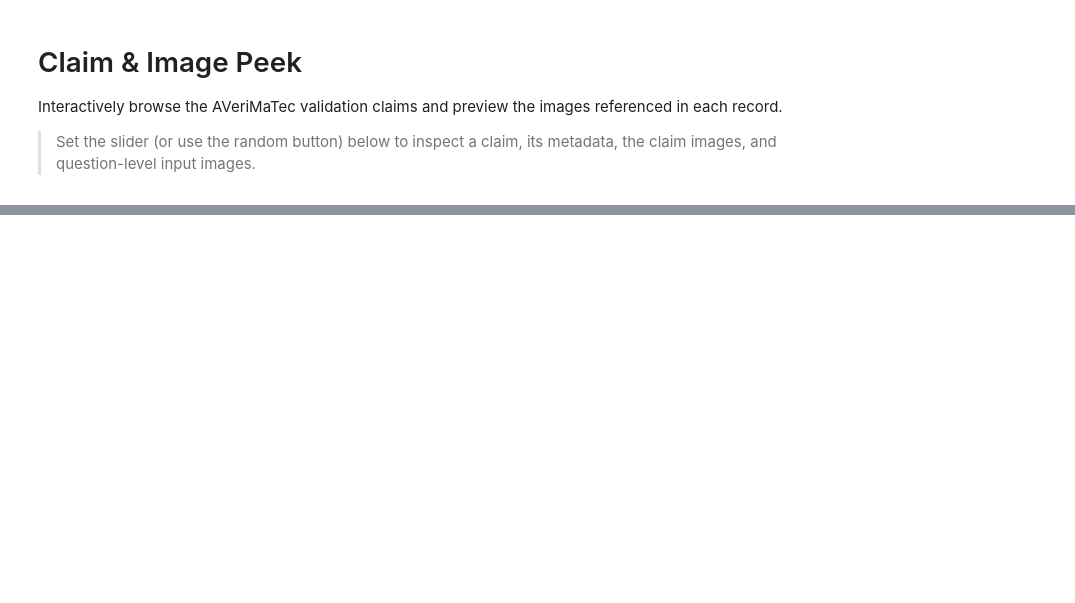
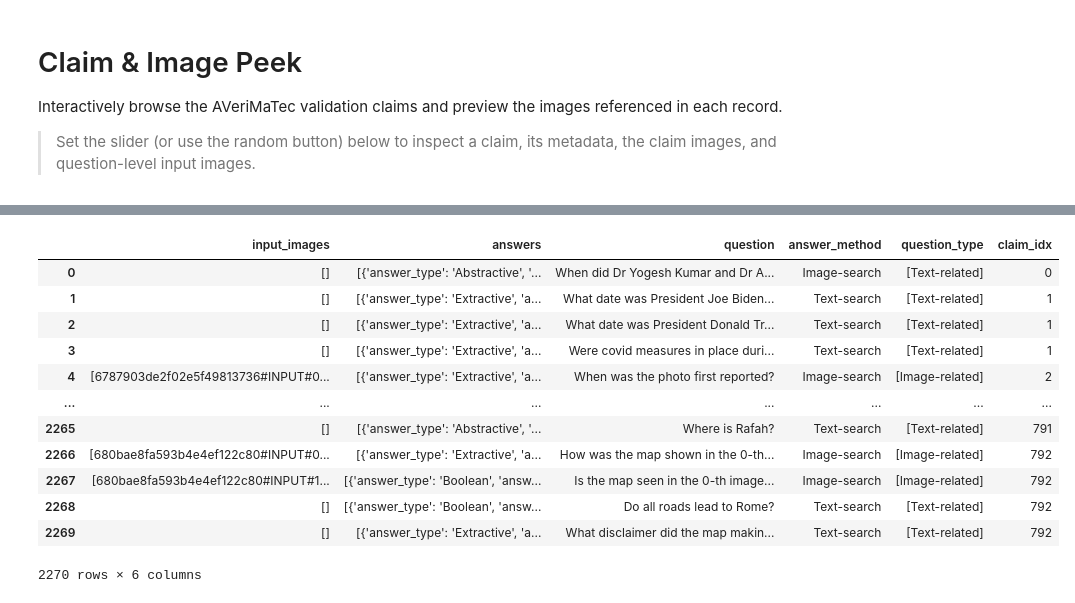
Before and after one commit to heruberuto/AVerImaTec_Shared_Task, a Jupyter notebook: notebooks/peek_claim.ipynb, the cells around one changed output, grey strips where cells are left out. Saved outputs shown, nothing was run; the diff lists cells and outputs as text; code cells hidden in the pictures; blank space fills up the shorter version.

```diff
--- a/notebooks/peek_claim.ipynb
+++ b/notebooks/peek_claim.ipynb
@@ -13,7 +13,7 @@ from IPython.display import display, HTML
 from PIL import Image
 import ipywidgets as widgets
 
-VAL_JSON_PATH = Path('/mnt/data/factcheck/averimatec/val.json')
+VAL_JSON_PATH = Path('/mnt/data/factcheck/averimatec/train.json')
 IMAGES_DIR = Path('/mnt/data/factcheck/averimatec/images')
 
 if not VAL_JSON_PATH.exists():
@@ -147,0 +168,27 @@ HBox(children=(IntSlider(value=0, continuous_update=False, description='Claim #'
+# %%
+# unwrap questions from json
+
+questions_list = []
+for claim_idx, claim in enumerate(claims):
+    for question in claim.get('questions', []):
+        question_flat = question.copy()
+        question_flat['claim_idx'] = claim_idx
+        questions_list.append(question_flat)
+
+questions_df = pd.json_normalize(questions_list, sep='_')
+# %%
+questions_df
+# %% [output]
+|  | input_images | answers | question | answer_method | question_type | claim_idx |
+| 0 | [] | [{'answer_type': 'Abstractive', '... | When did Dr Yogesh Kumar and Dr A... | Image-search | [Text-related] | 0 |
+| 1 | [] | [{'answer_type': 'Extractive', 'a... | What date was President Joe Biden... | Text-search | [Text-related] | 1 |
+| 2 | [] | [{'answer_type': 'Extractive', 'a... | What date was President Donald Tr... | Text-search | [Text-related] | 1 |
+| 3 | [] | [{'answer_type': 'Extractive', 'a... | Were covid measures in place duri... | Text-search | [Text-related] | 1 |
+| 4 | [6787903de2f02e5f49813736#INPUT#0... | [{'answer_type': 'Extractive', 'a... | When was the photo first reported? | Image-search | [Image-related] | 2 |
+| ... | ... | ... | ... | ... | ... | ... |
+| 2265 | [] | [{'answer_type': 'Abstractive', '... | Where is Rafah? | Text-search | [Text-related] | 791 |
+| 2266 | [680bae8fa593b4e4ef122c80#INPUT#0... | [{'answer_type': 'Extractive', 'a... | How was the map shown in the 0-th... | Image-search | [Image-related] | 792 |
+| 2267 | [680bae8fa593b4e4ef122c80#INPUT#1... | [{'answer_type': 'Boolean', 'answ... | Is the map seen in the 0-th image... | Image-search | [Image-related] | 792 |
+| 2268 | [] | [{'answer_type': 'Boolean', 'answ... | Do all roads lead to Rome? | Text-search | [Text-related] | 792 |
+| 2269 | [] | [{'answer_type': 'Extractive', 'a... | What disclaimer did the map makin... | Text-search | [Text-related] | 792 |
+2270 rows × 6 columns
```
Also changed, not shown: parts of 5 cells of this notebook, 1 other file.
